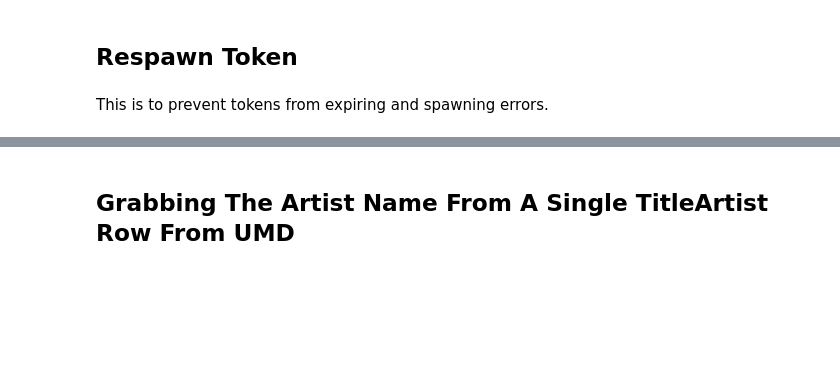
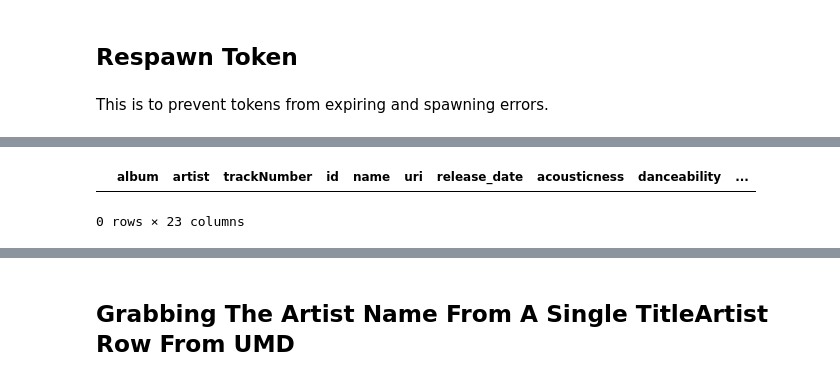
Before and after one commit to jghuynh/Song_Shine, a Jupyter notebook: Song_Rak.ipynb, the cells around one changed output, grey strips where cells are left out. Drawn from its saved outputs; the diff is of its cells as text; code cells hidden in the pictures; blank space fills up the shorter version.

```diff
--- a/Song_Rak.ipynb
+++ b/Song_Rak.ipynb
@@ -1194,0 +1361,8 @@ temp1.to_csv("UMD.csv")
+# %%
+(
+    df >>
+    filter_by(X.artist == "Deradoorian")
+)
+# %% [output]
+|  | album | artist | trackNumber | id | name | uri | release_date | acousticness | danceability | ... |
+0 rows × 23 columns
```
Also changed, not shown: parts of 20 cells of this notebook.
